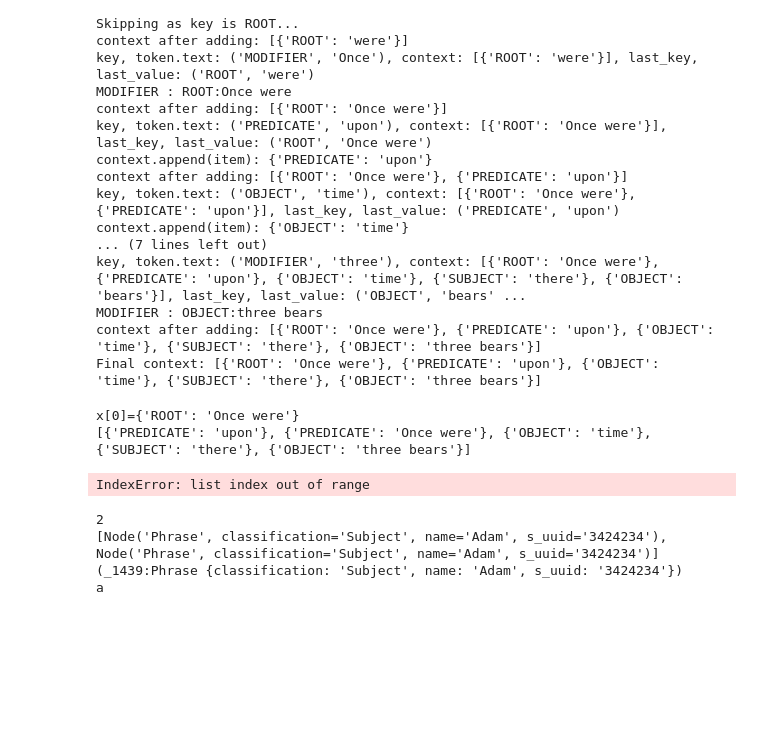
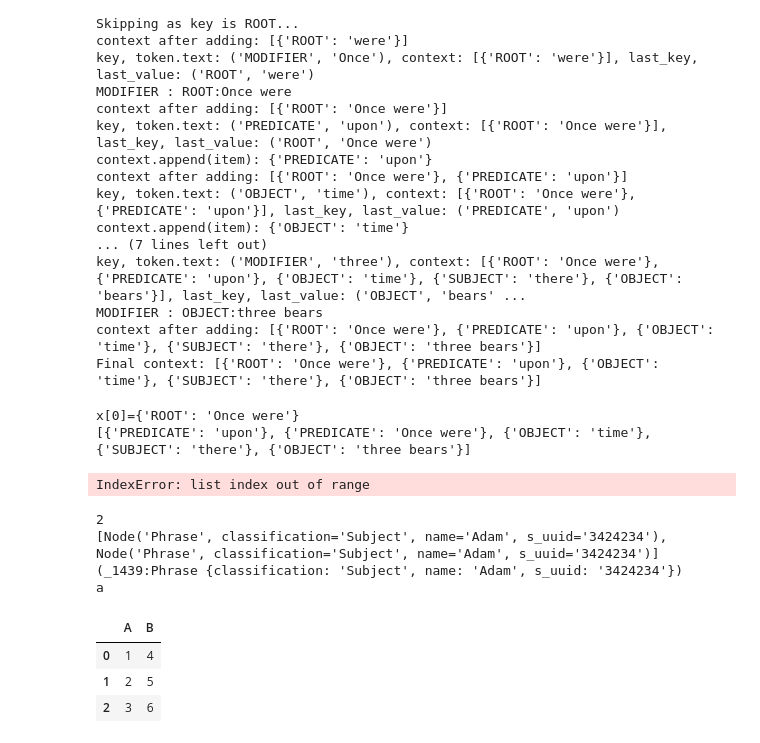
Before and after one commit to sdasanalytics/para2graph, a Jupyter notebook: playground/playground_1.ipynb, the cells around one changed output. Cells and saved outputs as stored; diff of their text form; code cells hidden in the pictures; blank space fills up the shorter version.

```diff
--- a/playground/playground_1.ipynb
+++ b/playground/playground_1.ipynb
@@ -936,3 +936,19 @@ print(rel1.x)
 [Node('Phrase', classification='Subject', name='Adam', s_uuid='3424234'), Node('Phrase', classification='Subject', name='Adam', s_uuid='3424234')]
 (_1439:Phrase {classification: 'Subject', name: 'Adam', s_uuid: '3424234'})
 a
+# %%
+import pandas as pd
+As = []
+As.append(1)
+As.append(2)
+As.append(3)
+Bs = [4,5,6]
+data_dict = {"A":As, "B":Bs}
+df = pd.DataFrame(data_dict)
+
+df
+# %% [output]
+|  | A | B |
+| 0 | 1 | 4 |
+| 1 | 2 | 5 |
+| 2 | 3 | 6 |
```
Also changed, not shown: 10 other files.
